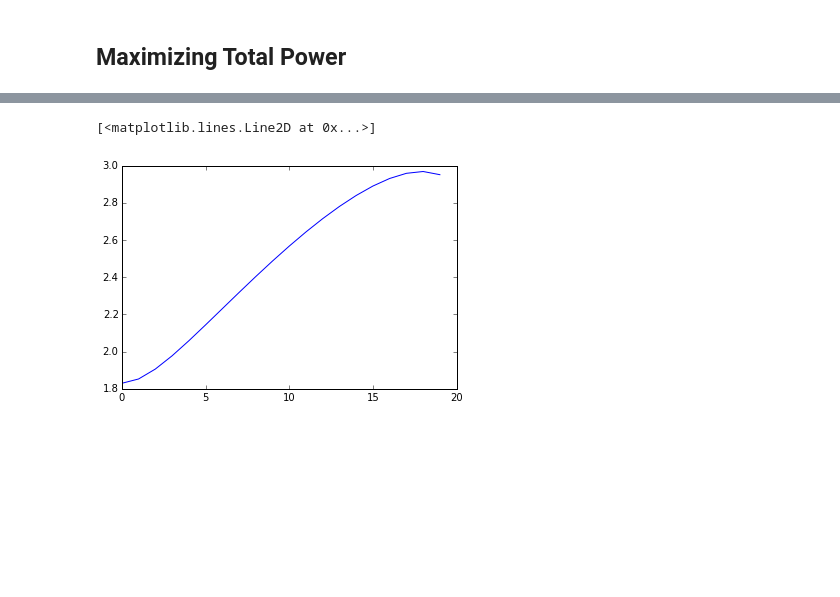
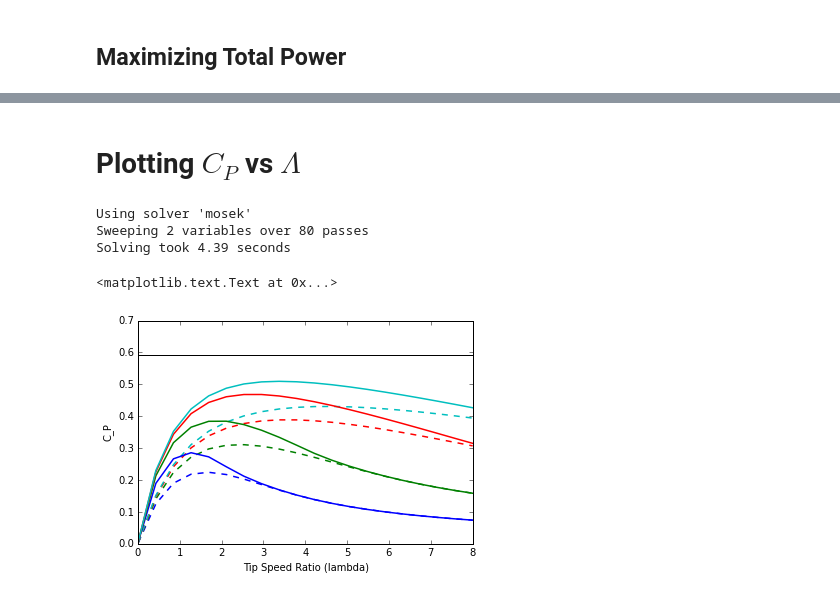
Before and after one commit to convexengineering/gpkit, a Jupyter notebook: docs/source/ipynb/Wind.ipynb, the cells around one changed output, grey strips where cells are left out. Saved outputs shown, nothing was run; the diff lists cells and outputs as text; code cells hidden in the pictures; blank space fills up the shorter version.

```diff
--- a/docs/source/ipynb/Wind.ipynb
+++ b/docs/source/ipynb/Wind.ipynb
@@ -115,5 +116,72 @@ Solving took 0.243 seconds
-# %%
-plt.plot(sol(xi))
-# %% [output]
-[<matplotlib.lines.Line2D at 0x...>]
-[figure, removed]
+# %% [markdown]
+# Plotting $C_P$ vs $\Lambda$
+# %%
+B = 3
+N = 20
+Nlams = 20
+
+f = var("f")
+pi = var("\\pi", np.pi)
+DCp = var("(\Delta C_P)")
+xi = vec(N, "\\xi")
+zeta = vec(N, "\\zeta")
+y = vec(N, "y")
+dy = vec(N, "(\Delta y)")
+lam = var("\\lambda", ('sweep', np.linspace(0.01, 8, Nlams)))
+
+constraints = [1 >= a + b,
+               2*a*b >= s*lam*y + s*xi,
+               xi**2 >= (lam*y)**2 + 4*a*b,
+               s*b >= DCp/(8*lam*dy**2*F*N/1.7) + eps*a*b]
+
+constraints += [ y[-1] + dy[-1]/2 <= 1,
+                [y[i] + dy[i]/2 + dy[i+1]/2 <= y[i+1] for i in range(N-1)],
+                 #B*zeta[0]/(2*pi) + dy[0]/2 <= y[0],#switch0
+                 dy[0]/2 <= y[0],#switch0
+                 1/y >= 1 + 2*f*s/(B*a),
+                 1 >= F**1.56 + 1.655*F**5.51*f**-2.76   ]
+
+sol = gpkit.GP(1/(N*DCp), constraints, {eps: ('sweep', [0.2, 0.1, 0.05, 0.033])}).solve('mosek')
+
+plt.plot(sol(lam).reshape(4, Nlams).T, sol(N*DCp).reshape(4, Nlams).T, '--', linewidth=1.5)
+plt.gca().set_color_cycle(None)
+Fsub = sol(F)
+lamsub = sol(lam)
+epssub = sol(eps)
+
+##
+
+lams = []
+NDCps = []
+for j in range(Fsub.size):
+    lam = var("\\lambda", lamsub[j])
+
+    constraints = [1 >= a + b,
+                   2*a*b >= s*lam*y + s*xi,
+                   xi**2 >= (lam*y)**2 + 4*a*b,
+                   s*b >= DCp/(8*lam*dy**2*F*N/1.7) + eps*a*b]
+
+    constraints += [ y[-1] + dy[-1]/2 <= 1,
+                    [y[i] + dy[i]/2 + dy[i+1]/2 <= y[i+1] for i in range(N-1)],
+                     #B*zeta[0]/(2*pi) + dy[0]/2 <= y[0],#switch0
+                     dy[0]/2 <= y[0],#switch0
+                    ]
+
+    sol = gpkit.GP(1/(N*DCp), constraints, {F: Fsub[j], eps: epssub[j]}).solve('mosek', printing=False)
+
+    lams.append(sol(lam))
+    NDCps.append(sol(N*DCp))
+
+lams = np.array(lams)
+NDCps = np.array(NDCps)
+plt.plot(lams.reshape(4, Nlams).T, NDCps.reshape(4, Nlams).T, linewidth=1.5)
+plt.plot([0, 8], [16.0/27.0, 16.0/27.0], 'k')
+plt.ylim([0, 0.7])
+plt.xlabel('Tip Speed Ratio (lambda)')
+plt.ylabel('C_P')
+# %% [output]
+Using solver 'mosek'
+Sweeping 2 variables over 80 passes
+Solving took 4.39 seconds
+<matplotlib.text.Text at 0x...>
+[figure, added]
```
Also changed, not shown: parts of 2 cells of this notebook.
